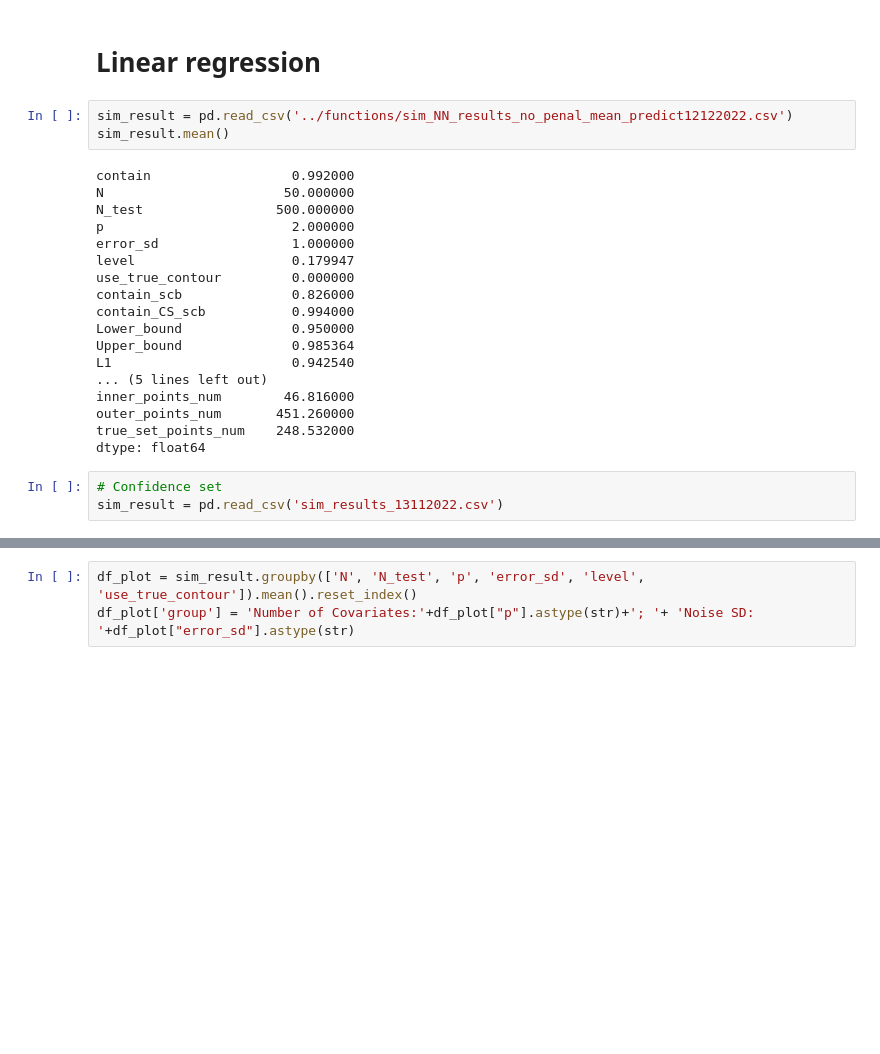
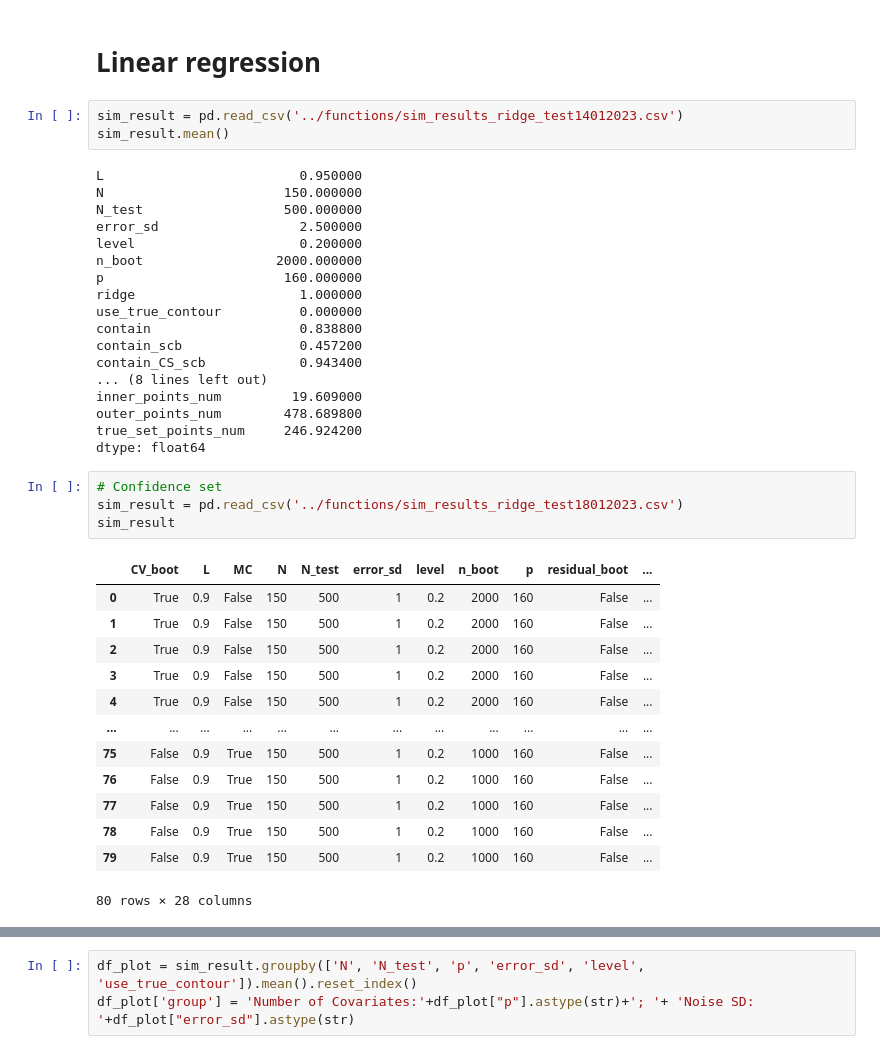
Before and after one commit to junting-ren/model_uncertainty_using_feature_confidence_set, a Jupyter notebook: notebooks/clean_sim.ipynb, the cells around one changed output, grey strips where cells are left out. Drawn from its saved outputs; the diff is of its cells as text; blank space fills up the shorter version.

```diff
--- a/notebooks/clean_sim.ipynb
+++ b/notebooks/clean_sim.ipynb
@@ -8,26 +8,41 @@ import matplotlib.pyplot as plt
 # %% [markdown]
 # Linear regression
 # %%
-sim_result = pd.read_csv('../functions/sim_NN_results_no_penal_mean_predict12122022.csv')
+sim_result = pd.read_csv('../functions/sim_results_ridge_test14012023.csv')
 sim_result.mean()
 # %% [output]
-contain                  0.992000
-N                       50.000000
-N_test                 500.000000
-p                        2.000000
-error_sd                 1.000000
-level                    0.179947
-use_true_contour         0.000000
-contain_scb              0.826000
-contain_CS_scb           0.994000
-Lower_bound              0.950000
-Upper_bound              0.985364
-L1                       0.942540
-... (5 lines left out)
-inner_points_num        46.816000
-outer_points_num       451.260000
-true_set_points_num    248.532000
+L                         0.950000
+N                       150.000000
+N_test                  500.000000
+error_sd                  2.500000
+level                     0.200000
+n_boot                 2000.000000
+p                       160.000000
+ridge                     1.000000
+use_true_contour          0.000000
+contain                   0.838800
+contain_scb               0.457200
+contain_CS_scb            0.943400
+... (8 lines left out)
+inner_points_num         19.609000
+outer_points_num        478.689800
+true_set_points_num     246.924200
 dtype: float64
 # %%
 # Confidence set
-sim_result = pd.read_csv('sim_results_13112022.csv')
+sim_result = pd.read_csv('../functions/sim_results_ridge_test18012023.csv')
+sim_result
+# %% [output]
+|  | CV_boot | L | MC | N | N_test | error_sd | level | n_boot | p | residual_boot | ... |
+| 0 | True | 0.9 | False | 150 | 500 | 1 | 0.2 | 2000 | 160 | False | ... |
+| 1 | True | 0.9 | False | 150 | 500 | 1 | 0.2 | 2000 | 160 | False | ... |
+| 2 | True | 0.9 | False | 150 | 500 | 1 | 0.2 | 2000 | 160 | False | ... |
+| 3 | True | 0.9 | False | 150 | 500 | 1 | 0.2 | 2000 | 160 | False | ... |
+| 4 | True | 0.9 | False | 150 | 500 | 1 | 0.2 | 2000 | 160 | False | ... |
+| ... | ... | ... | ... | ... | ... | ... | ... | ... | ... | ... | ... |
+| 75 | False | 0.9 | True | 150 | 500 | 1 | 0.2 | 1000 | 160 | False | ... |
+| 76 | False | 0.9 | True | 150 | 500 | 1 | 0.2 | 1000 | 160 | False | ... |
+| 77 | False | 0.9 | True | 150 | 500 | 1 | 0.2 | 1000 | 160 | False | ... |
+| 78 | False | 0.9 | True | 150 | 500 | 1 | 0.2 | 1000 | 160 | False | ... |
+| 79 | False | 0.9 | True | 150 | 500 | 1 | 0.2 | 1000 | 160 | False | ... |
+80 rows × 28 columns
```
Also changed, not shown: parts of 3 cells of this notebook.
